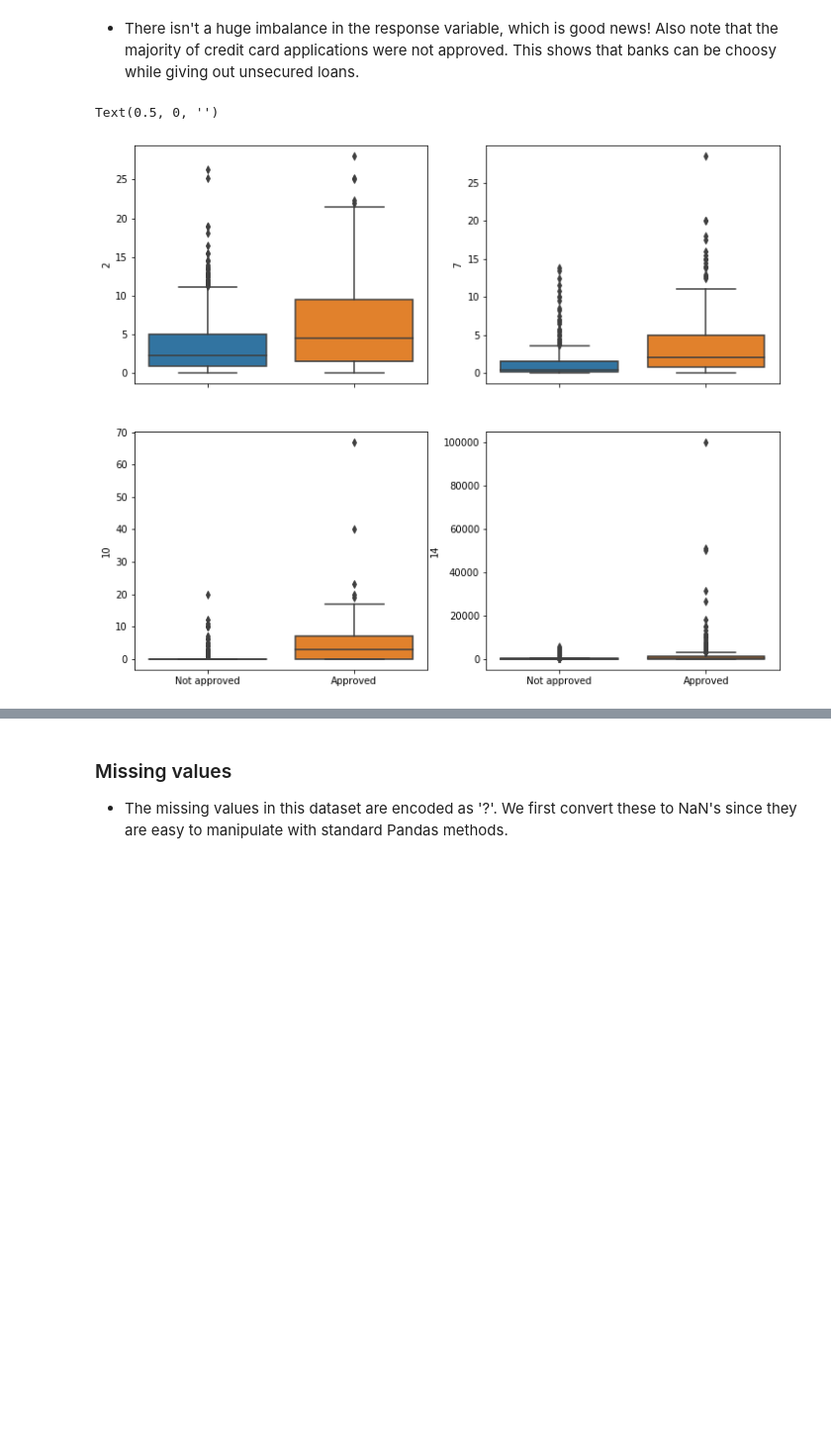
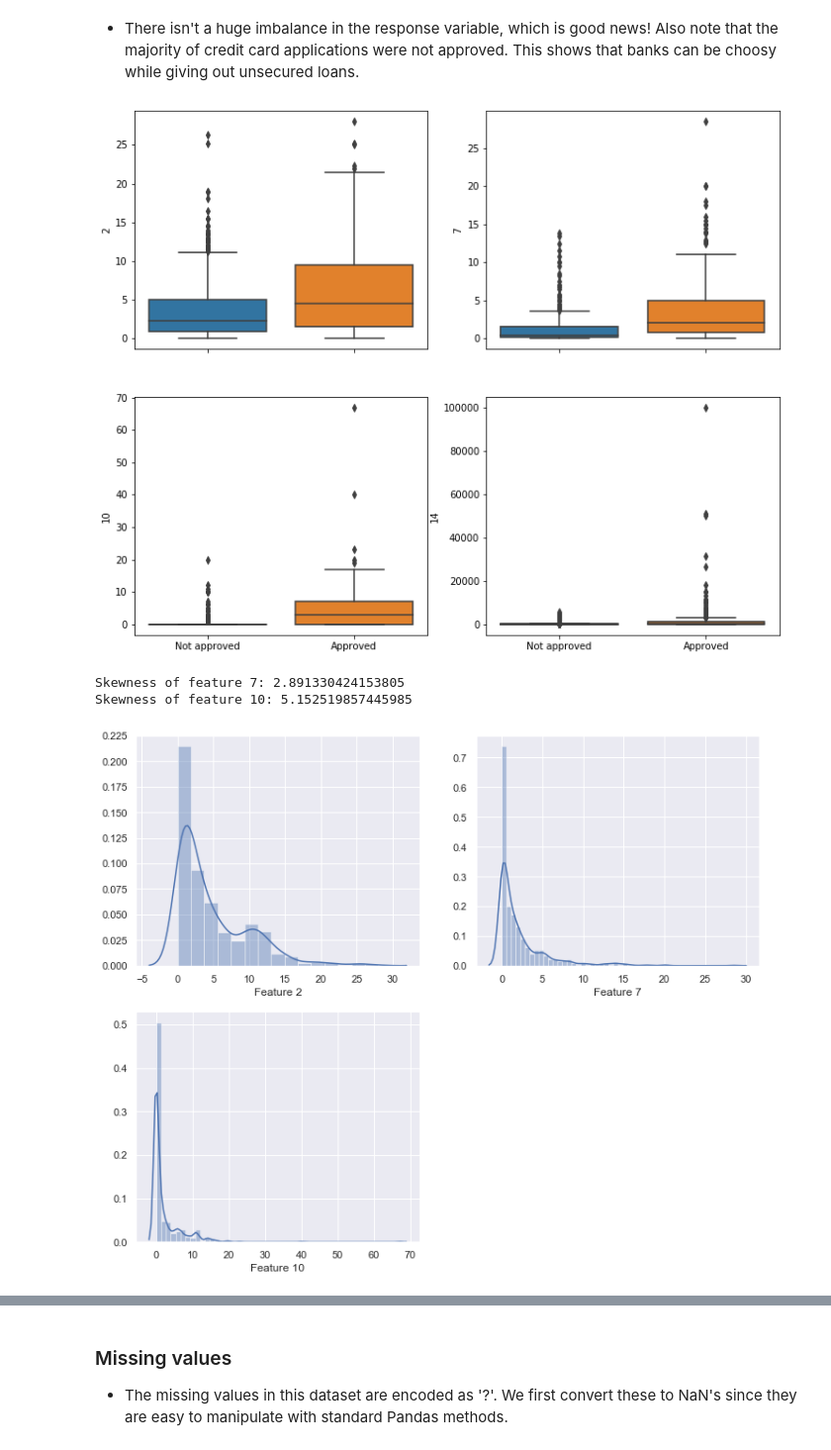
Before and after one commit to dsanyal/Credit_card_approval_prediction, a Jupyter notebook: analysis_nb.ipynb, the cells around one changed output, grey strips where cells are left out. Shown at 99% size. Saved outputs shown, nothing was run; the diff lists cells and outputs as text; code cells hidden in the pictures; blank space fills up the shorter version.

```diff
--- a/analysis_nb.ipynb
+++ b/analysis_nb.ipynb
@@ -94,16 +97,35 @@ _ = plt.xticks([0,1],['Not approved', 'Approved'])
 # %% [markdown]
  - There isn't a huge imbalance in the response variable, which is good news! Also note that the majority of credit card applications were not approved. This shows that banks can be choosy while giving out unsecured loans.
 # %%
+# basic EDA of the numeric features
 fig,ax = plt.subplots(2,2,sharex=True,figsize=(12,10))
 sns.boxplot(x=data[15],y=data[2], ax=ax[0,0])
 sns.boxplot(x=data[15],y=data[7],ax=ax[0,1])
 sns.boxplot(x=data[15],y=data[10],ax=ax[1,0])
 sns.boxplot(x=data[15],y=data[14],ax=ax[1,1])
-_=plt.xticks([0,1],['Not approved', 'Approved'])
-ax[0,0].set_xlabel('')
-ax[0,1].set_xlabel('')
-ax[1,0].set_xlabel('')
-ax[1,1].set_xlabel('')
+
+_ =plt.xticks([0,1],['Not approved', 'Approved'])
+_ = ax[0,0].set_xlabel('')
+_ =ax[0,1].set_xlabel('')
+_ =ax[1,0].set_xlabel('')
+_ =ax[1,1].set_xlabel('')
 # %% [output]
-Text(0.5, 0, '')
 [figure]
+# %%
+## Check the distribution of the numeric features
+sns.set()
+fig,ax = plt.subplots(2,2,figsize=(12,10))
+sns.distplot(data[2],bins=15, ax=ax[0,0])
+sns.distplot(data[7], ax=ax[0,1])
+sns.distplot(data[10], ax=ax[1,0])
+fig.delaxes(ax[1,1])
+_ =ax[0,0].set_xlabel('Feature 2')
+_ =ax[0,1].set_xlabel('Feature 7')
+_ =ax[1,0].set_xlabel('Feature 10')
+
+print('Skewness of feature 7: {}'.format(data[7].skew()))
+print('Skewness of feature 10: {}'.format(data[10].skew()))
+# %% [output]
+Skewness of feature 7: 2.891330424153805
+Skewness of feature 10: 5.152519857445985
+[figure, added]
```
Also changed, not shown: parts of 30 cells of this notebook.
